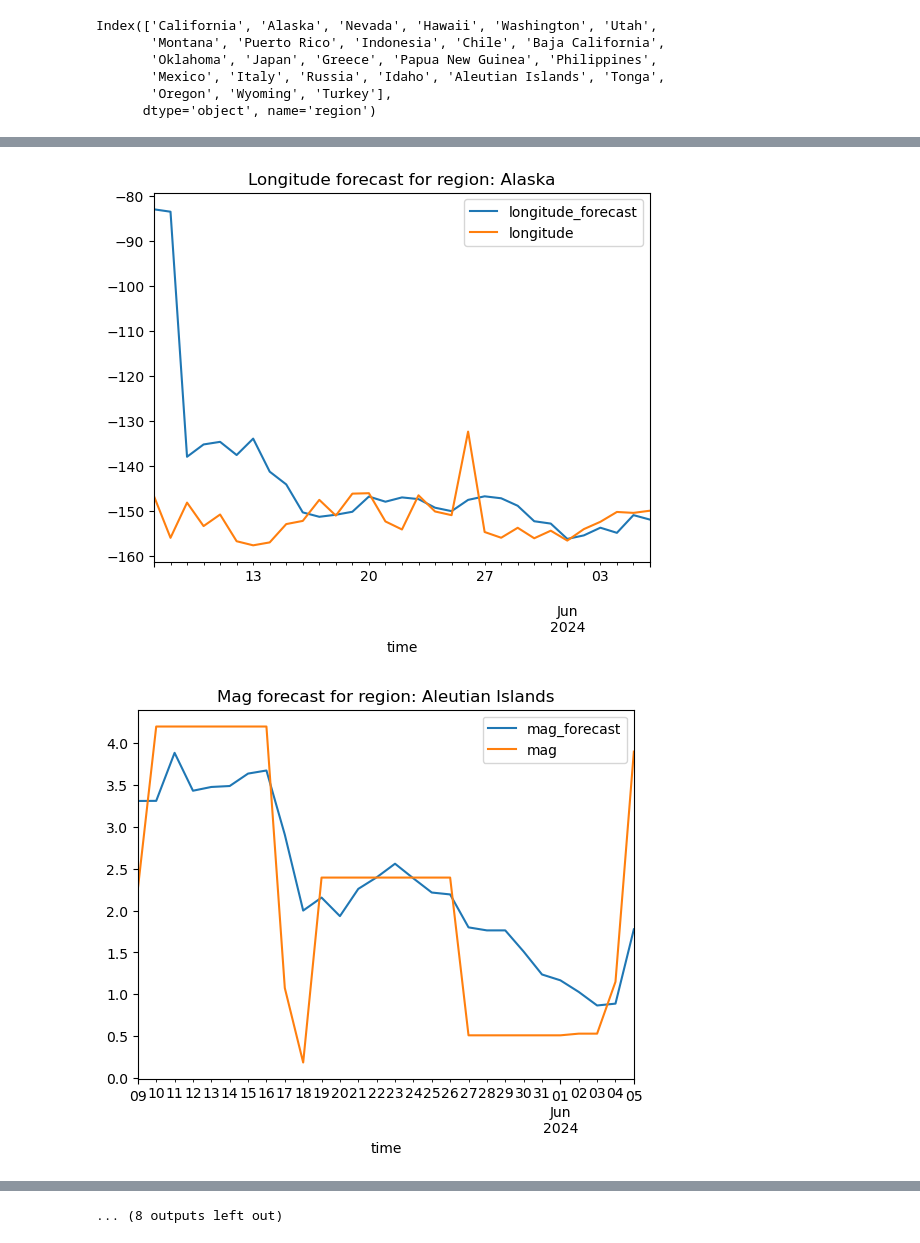
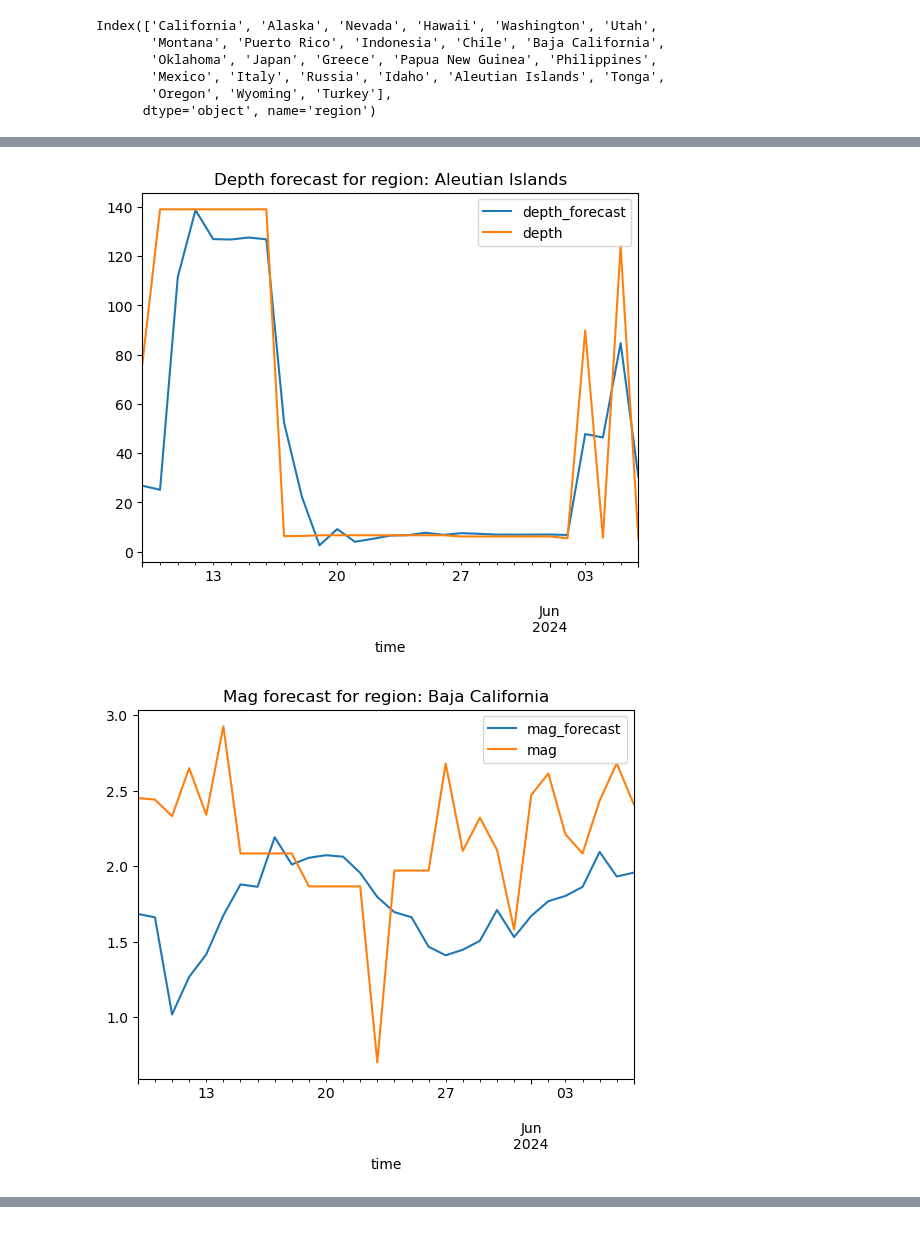
Before and after one commit to andre-anan-gilbert/llm-earthquake-forecasting, a Jupyter notebook: ml/evaluation.ipynb, the cells around one changed output, grey strips where cells are left out. Cells and saved outputs as stored; diff of their text form; code cells hidden in the pictures.

```diff
--- a/ml/evaluation.ipynb
+++ b/ml/evaluation.ipynb
@@ -13,8 +13,7 @@ df = df.set_index("time")
 
 df["region"] = df.place.str.split(", ", expand=True)[1]
 df.region = df.region.fillna(df.place)
-df.region = df.region.replace("CA", "California")
-df.region = df.region.replace("B.C.", "Baja California")
+df.region = df.region.replace({"CA": "California", "B.C.": "Baja California"})
 
 regions = df.region.value_counts()
 top_k = 25
@@ -29,31 +28,10 @@ Index(['California', 'Alaska', 'Nevada', 'Hawaii', 'Washington', 'Utah',
       dtype='object', name='region')
 # %%
 model = cb.CatBoostRegressor(cat_features=['region'])
-model = model.load_model('multi_output_4_model_5')
+model = model.load_model('multi_output_model')
 # %%
 start_lag = 3
 end_lag = 10
-# features = [
-#     "day",
-#     "dayofweek",
-#     "dayofyear",
-#     f"mag_rolling_mean_{start_lag}",
-#     f"mag_rolling_std_{start_lag}",
-#     f"depth_rolling_mean_{start_lag}",
-#     f"depth_rolling_std_{start_lag}",
-#     f"latitude_rolling_mean_{start_lag}",
-#     f"latitude_rolling_std_{start_lag}",
-#     f"longitude_rolling_mean_{start_lag}",
-#     f"longitude_rolling_std_{start_lag}",
-#     f"mag_rolling_mean_{end_lag}",
-#     f"mag_rolling_std_{end_lag}",
-#     f"depth_rolling_mean_{end_lag}",
-#     f"depth_rolling_std_{end_lag}",
-#     f"latitude_rolling_mean_{end_lag}",
-#     f"latitude_rolling_std_{end_lag}",
-#     f"longitude_rolling_mean_{end_lag}",
-#     f"longitude_rolling_std_{end_lag}",
-# ] + [f"mag_lag_{i}" for i in range(start_lag, end_lag + 1)]
 features = (
     [
         "day",
@@ -63,26 +41,16 @@ features = (
         f"mag_rolling_std_{start_lag}",
         f"depth_rolling_mean_{start_lag}",
         f"depth_rolling_std_{start_lag}",
-        f"latitude_rolling_mean_{start_lag}",
-        f"latitude_rolling_std_{start_lag}",
-        f"longitude_rolling_mean_{start_lag}",
-        f"longitude_rolling_std_{start_lag}",
         f"mag_rolling_mean_{end_lag}",
         f"mag_rolling_std_{end_lag}",
         f"depth_rolling_mean_{end_lag}",
         f"depth_rolling_std_{end_lag}",
-        f"latitude_rolling_mean_{end_lag}",
-        f"latitude_rolling_std_{end_lag}",
-        f"longitude_rolling_mean_{end_lag}",
-        f"longitude_rolling_std_{end_lag}",
     ]
     + [f"mag_lag_{i}" for i in range(start_lag, end_lag + 1)]
     + [f"depth_lag_{i}" for i in range(start_lag, end_lag + 1)]
-    + [f"latitude_lag_{i}" for i in range(start_lag, end_lag + 1)]
-    + [f"longitude_lag_{i}" for i in range(start_lag, end_lag + 1)]
 )
 cat_features = ["region"]
-target = ["mag", "depth", "latitude", "longitude"]
+target = ["mag", "depth"]
 # %%
 live_data = pd.read_csv(
     "https://earthquake.usgs.gov/fdsnws/event/1/query?format=csv&eventtype=earthquake&limit=20000"
@@ -200,4 +130,4 @@ R2 Score: 0.8451949009110403
 # %%
-df_live = pd.DataFrame(live_prediction, columns=['mag_forecast', 'depth_forecast', 'latitude_forecast', 'longitude_forecast'])
+df_live = pd.DataFrame(live_prediction, columns=['mag_forecast', 'depth_forecast'])
 df_live.head()
 # %% [output]
@@ -233,8 +163,6 @@ for region in df_combined.region.unique():
     df_region = df_combined.loc[df_combined.region == region]
     df_region.plot(title=f"Mag forecast for region: {region}", x='time', y=['mag_forecast', 'mag'])
     df_region.plot(title=f"Depth forecast for region: {region}", x='time', y=['depth_forecast', 'depth'])
-    df_region.plot(title=f"Latitude forecast for region: {region}", x='time', y=['latitude_forecast', 'latitude'])
-    df_region.plot(title=f"Longitude forecast for region: {region}", x='time', y=['longitude_forecast', 'longitude'])
     k -= 1
     if not k:
         break
@@ -245,2 +173,2 @@ for region in df_combined.region.unique():
-[figure, old version]
+[figure, new version]
-[figure, old version]
+[figure, new version]
@@ -254 +179,0 @@ for region in df_combined.region.unique():
-... (8 outputs left out)
```
Also changed, not shown: parts of 7 cells of this notebook, 14 other files.
